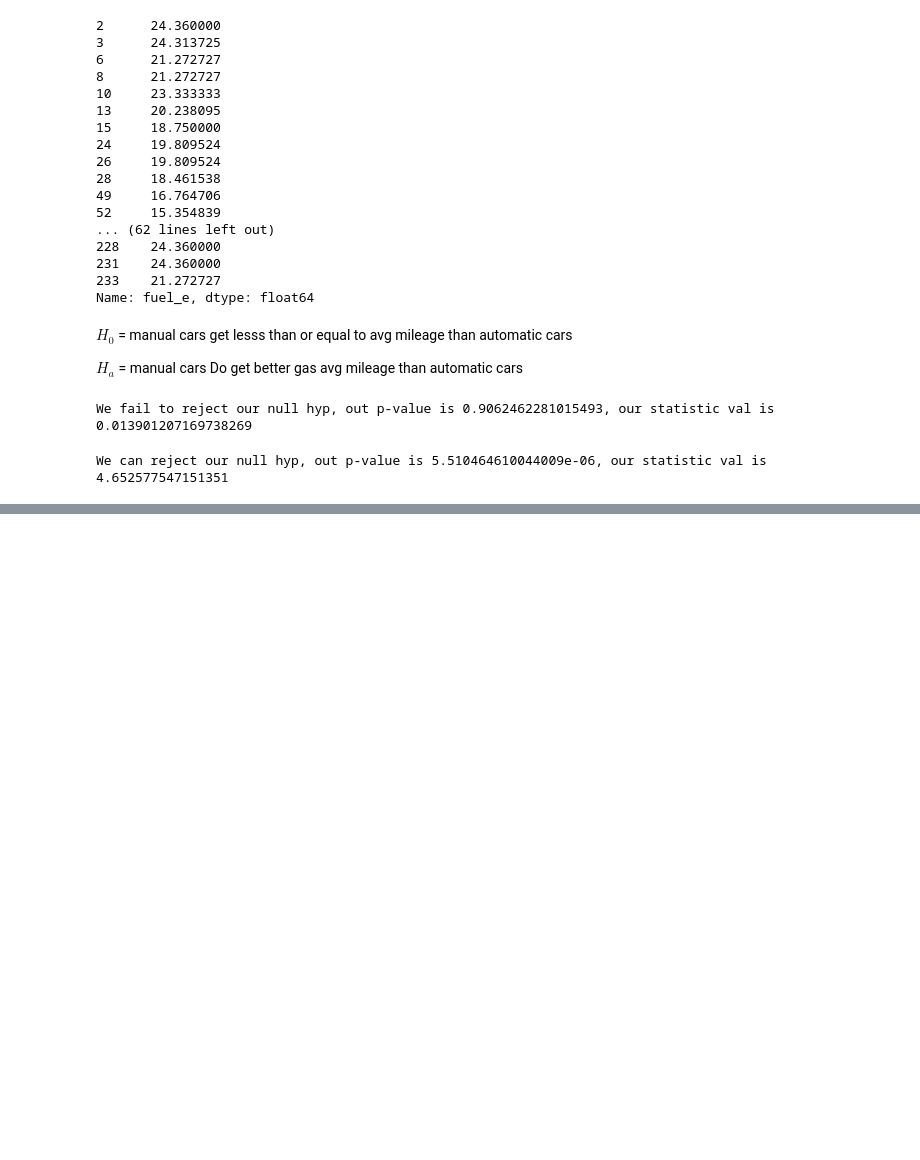
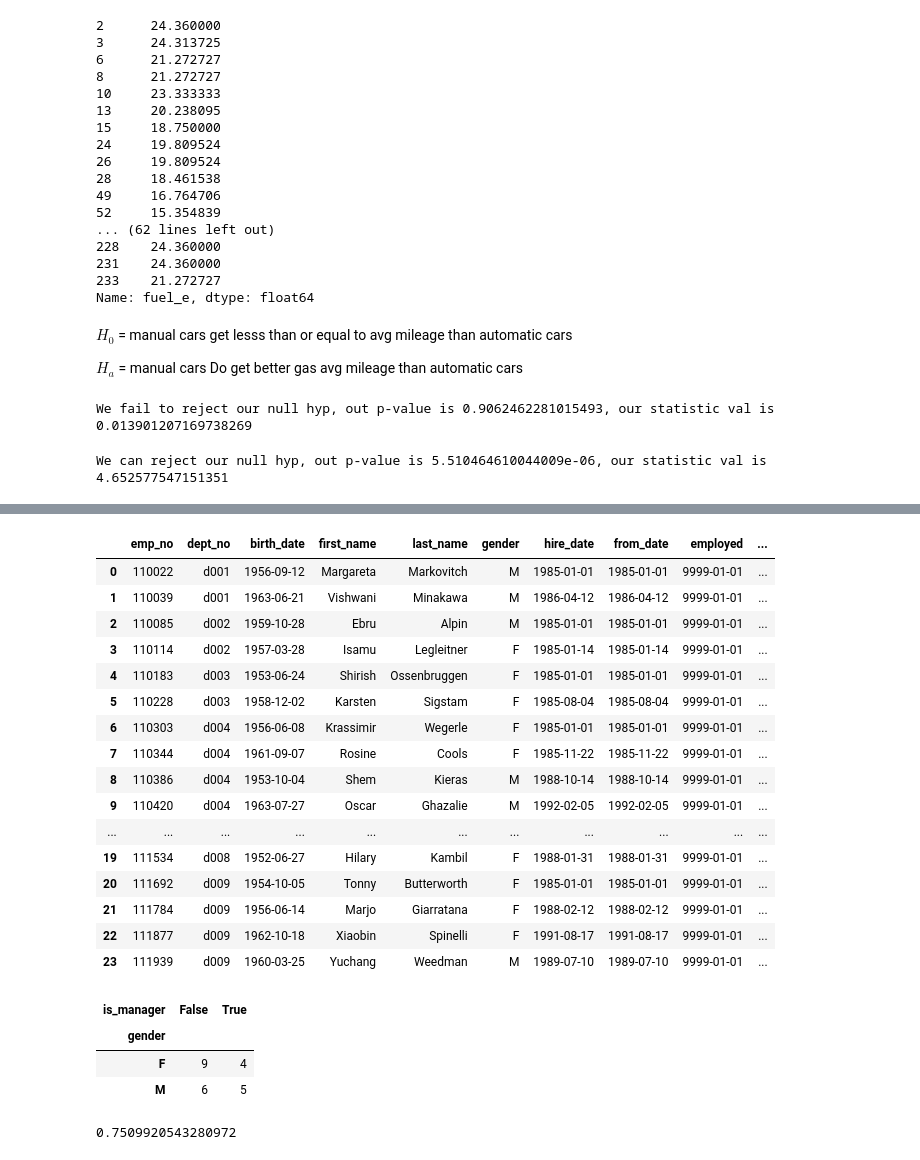
Before and after one commit to Joshua-Click/statistics-exercises, a Jupyter notebook: hypothesis_testing.ipynb, the cells around one changed output, grey strips where cells are left out. Cells and saved outputs as stored; diff of their text form; code cells hidden in the pictures; blank space fills up the shorter version.

```diff
--- a/hypothesis_testing.ipynb
+++ b/hypothesis_testing.ipynb
@@ -830,0 +1098,35 @@ We can reject our null hyp, out p-value is 5.510464610044009e-06, our statistic
+# %%
+# need differentiation if they are or have been a manager
+man_df['is_manager'] = man_df.manager.astype(str).str.startswith('9')
+man_df
+# %% [output]
+|  | emp_no | dept_no | birth_date | first_name | last_name | gender | hire_date | from_date | employed | ... |
+| 0 | 110022 | d001 | 1956-09-12 | Margareta | Markovitch | M | 1985-01-01 | 1985-01-01 | 9999-01-01 | ... |
+| 1 | 110039 | d001 | 1963-06-21 | Vishwani | Minakawa | M | 1986-04-12 | 1986-04-12 | 9999-01-01 | ... |
+| 2 | 110085 | d002 | 1959-10-28 | Ebru | Alpin | M | 1985-01-01 | 1985-01-01 | 9999-01-01 | ... |
+| 3 | 110114 | d002 | 1957-03-28 | Isamu | Legleitner | F | 1985-01-14 | 1985-01-14 | 9999-01-01 | ... |
+| 4 | 110183 | d003 | 1953-06-24 | Shirish | Ossenbruggen | F | 1985-01-01 | 1985-01-01 | 9999-01-01 | ... |
+| 5 | 110228 | d003 | 1958-12-02 | Karsten | Sigstam | F | 1985-08-04 | 1985-08-04 | 9999-01-01 | ... |
+| 6 | 110303 | d004 | 1956-06-08 | Krassimir | Wegerle | F | 1985-01-01 | 1985-01-01 | 9999-01-01 | ... |
+| 7 | 110344 | d004 | 1961-09-07 | Rosine | Cools | F | 1985-11-22 | 1985-11-22 | 9999-01-01 | ... |
+| 8 | 110386 | d004 | 1953-10-04 | Shem | Kieras | M | 1988-10-14 | 1988-10-14 | 9999-01-01 | ... |
+| 9 | 110420 | d004 | 1963-07-27 | Oscar | Ghazalie | M | 1992-02-05 | 1992-02-05 | 9999-01-01 | ... |
+| ... | ... | ... | ... | ... | ... | ... | ... | ... | ... | ... |
+| 19 | 111534 | d008 | 1952-06-27 | Hilary | Kambil | F | 1988-01-31 | 1988-01-31 | 9999-01-01 | ... |
+| 20 | 111692 | d009 | 1954-10-05 | Tonny | Butterworth | F | 1985-01-01 | 1985-01-01 | 9999-01-01 | ... |
+| 21 | 111784 | d009 | 1956-06-14 | Marjo | Giarratana | F | 1988-02-12 | 1988-02-12 | 9999-01-01 | ... |
+| 22 | 111877 | d009 | 1962-10-18 | Xiaobin | Spinelli | F | 1991-08-17 | 1991-08-17 | 9999-01-01 | ... |
+| 23 | 111939 | d009 | 1960-03-25 | Yuchang | Weedman | M | 1989-07-10 | 1989-07-10 | 9999-01-01 | ... |
+# %%
+observed = pd.crosstab(man_df.gender, man_df.is_manager)
+observed
+# %% [output]
+| is_manager | False | True |
+| gender |  |  |
+| F | 9 | 4 |
+| M | 6 | 5 |
+# %%
+chi2, p, degf, expected = stats.chi2_contingency(observed)
+p
+# %% [output]
+0.7509920543280972
```
Also changed, not shown: parts of 30 cells of this notebook.
